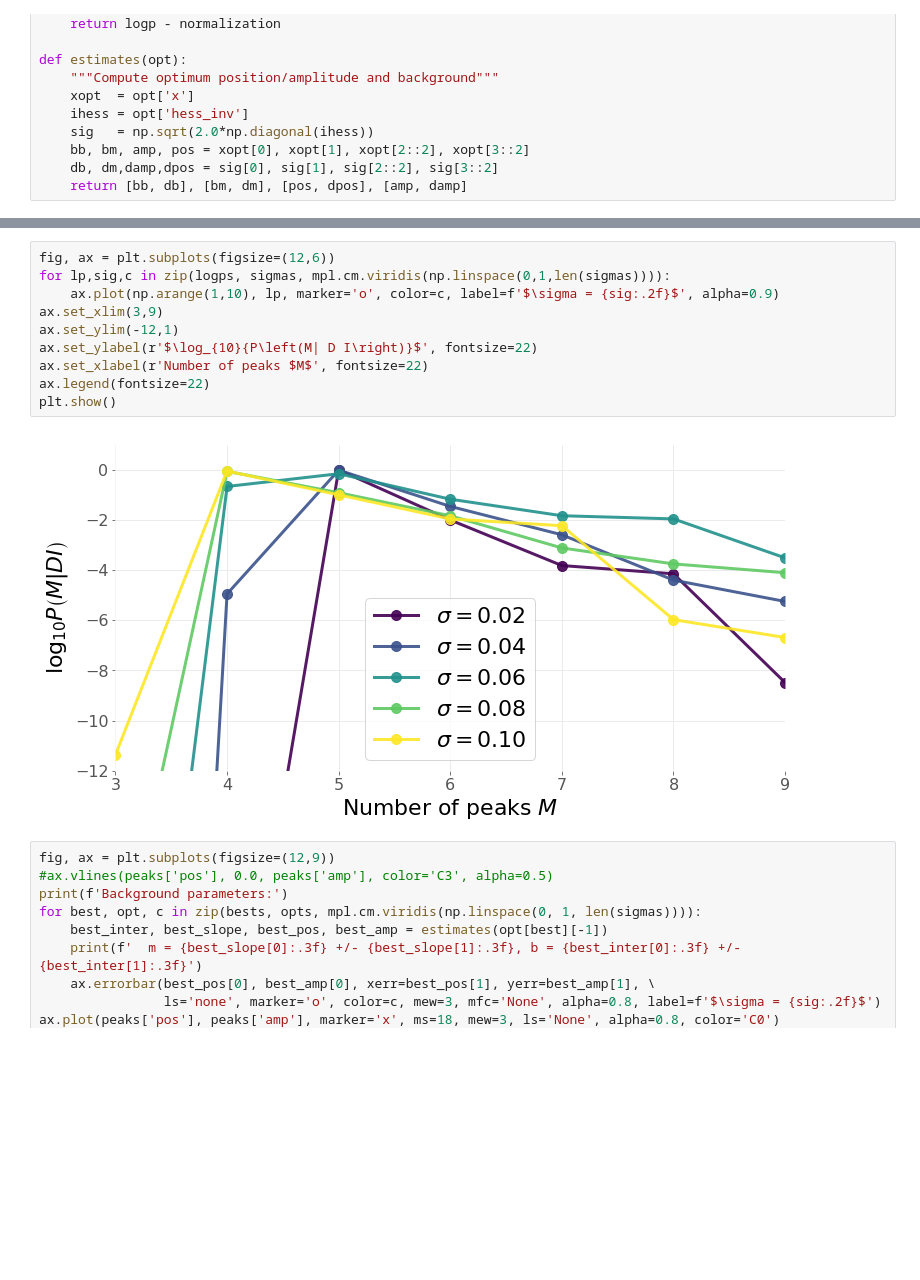
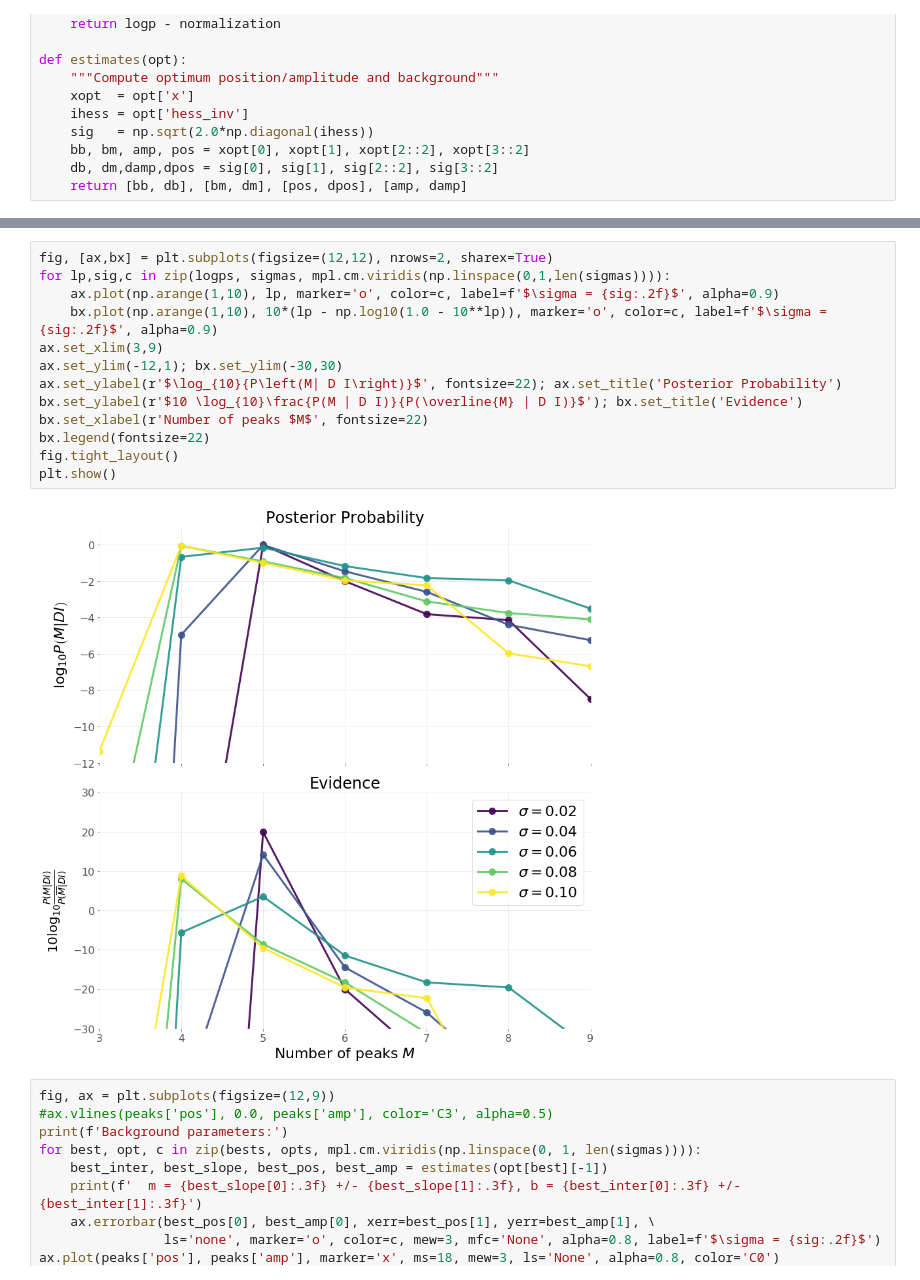
Before and after one commit to johnjmolina/ML-1koza, a Jupyter notebook: HowManyLines.ipynb, the cells around one changed output, grey strips where cells are left out. Drawn from its saved outputs; the diff is of its cells as text; blank space fills up the shorter version.

Commit message:
Plot evidence together with posteriors

```diff
--- a/HowManyLines.ipynb
+++ b/HowManyLines.ipynb
@@ -341,15 +357,18 @@ for opt, data in zip(opts, datas):
 # %%
-fig, ax = plt.subplots(figsize=(12,6))
+fig, [ax,bx] = plt.subplots(figsize=(12,12), nrows=2, sharex=True)
 for lp,sig,c in zip(logps, sigmas, mpl.cm.viridis(np.linspace(0,1,len(sigmas)))):
     ax.plot(np.arange(1,10), lp, marker='o', color=c, label=f'$\sigma = {sig:.2f}$', alpha=0.9)
+    bx.plot(np.arange(1,10), 10*(lp - np.log10(1.0 - 10**lp)), marker='o', color=c, label=f'$\sigma = {sig:.2f}$', alpha=0.9)
 ax.set_xlim(3,9)
-ax.set_ylim(-12,1)
-ax.set_ylabel(r'$\log_{10}{P\left(M| D I\right)}$', fontsize=22)
-ax.set_xlabel(r'Number of peaks $M$', fontsize=22)
-ax.legend(fontsize=22)
+ax.set_ylim(-12,1); bx.set_ylim(-30,30)
+ax.set_ylabel(r'$\log_{10}{P\left(M| D I\right)}$', fontsize=22); ax.set_title('Posterior Probability')
+bx.set_ylabel(r'$10 \log_{10}\frac{P(M | D I)}{P(\overline{M} | D I)}$'); bx.set_title('Evidence')
+bx.set_xlabel(r'Number of peaks $M$', fontsize=22)
+bx.legend(fontsize=22)
+fig.tight_layout()
 plt.show()
 # %% [output]
-[figure, old version]
+[figure, new version]
 # %%
 fig, ax = plt.subplots(figsize=(12,9))
 #ax.vlines(peaks['pos'], 0.0, peaks['amp'], color='C3', alpha=0.5)
```
Also changed, not shown: parts of 1 cell of this notebook.
